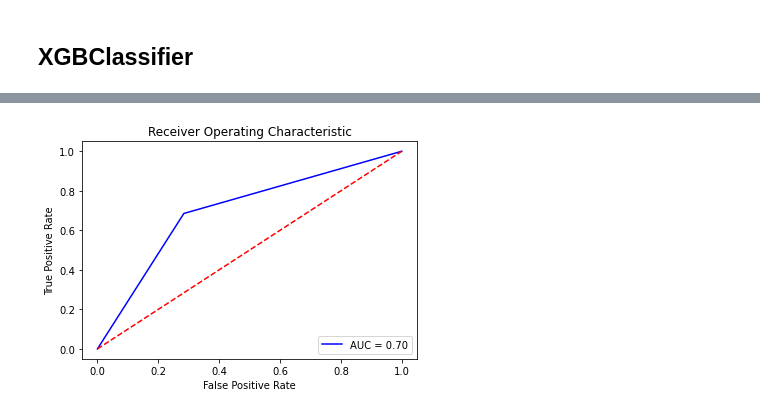
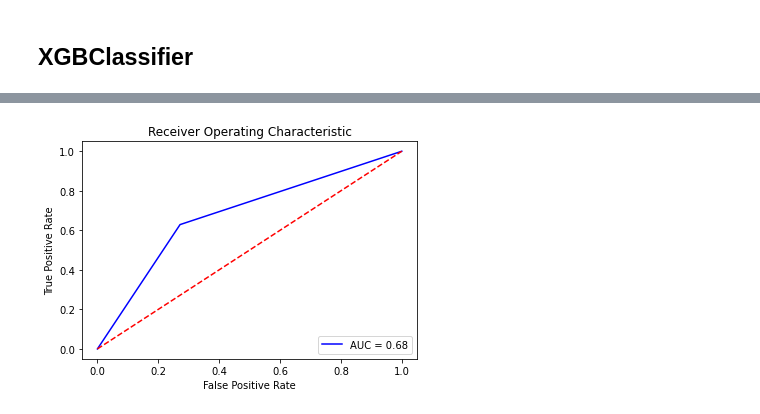
Before and after one commit to jiyeon-kim-ds/loan-default-prediction-model, a Jupyter notebook: loan_default_prediction.ipynb, the cells around one changed output, grey strips where cells are left out. Drawn from its saved outputs; the diff is of its cells as text; code cells hidden in the pictures.

```diff
--- a/loan_default_prediction.ipynb
+++ b/loan_default_prediction.ipynb
@@ -2869,9 +2582,9 @@ skf = StratifiedKFold(n_splits=folds, shuffle = True, random_state = 42)
 
 random_search = RandomizedSearchCV(xgb, param_distributions=params,
                                    n_iter=param_comb, scoring='roc_auc',
-                                   cv=skf.split(m_X_encoded, m_y_train), verbose=3, random_state=42 )
+                                   cv=skf.split(m_X_train, m_y_train), verbose=3, random_state=42 )
 # %%
 start_time = timer(None)
-random_search.fit(m_X_encoded, m_y_train)
+random_search.fit(m_X_train, m_y_train)
 timer(start_time)
 # %% [output]
@@ -3019,5 +2685,5 @@ results.to_csv('xgb-random-grid-search-results-01.csv', index=False)
 # %%
 model = random_search.best_estimator_
 # %%
-pred = model.predict(m_X_val_encoded)
+pred = model.predict(m_X_val)
 # %%
@@ -3047,16 +2713,4 @@ plt.show()
-# %%
-
-def buildROC(target_test,test_preds):
-    fpr, tpr, threshold = metrics.roc_curve(target_test, test_preds)
-    roc_auc = metrics.auc(fpr, tpr)
-    plt.title('Receiver Operating Characteristic')
-    plt.plot(fpr, tpr, 'b', label = 'AUC = %0.2f' % roc_auc)
-    plt.legend(loc = 'lower right')
-    plt.plot([0, 1], [0, 1],'r--')
-    plt.ylabel('True Positive Rate')
-    plt.xlabel('False Positive Rate')
-    plt.gcf().savefig('roc.png')
 # %%
-buildROC(m_y_val, model.predict(m_X_val_encoded))
+buildROC(m_y_val, pred)
 # %% [output]
-[figure, old version]
+[figure, new version]
```
Also changed, not shown: parts of 275 cells of this notebook.
